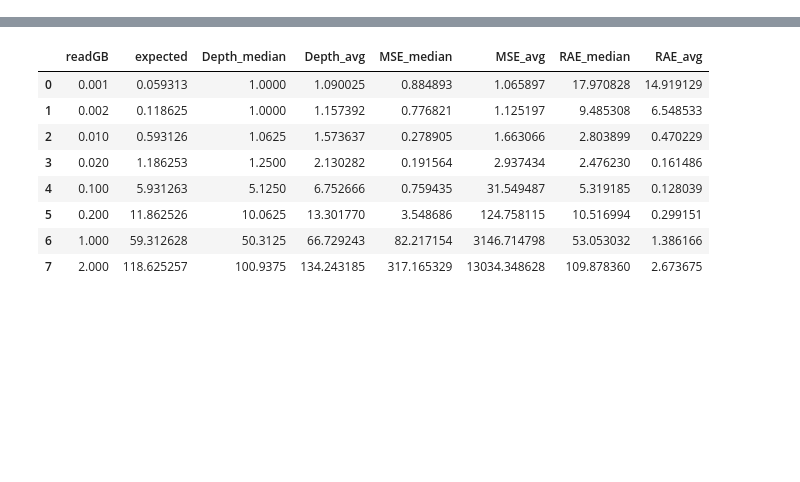
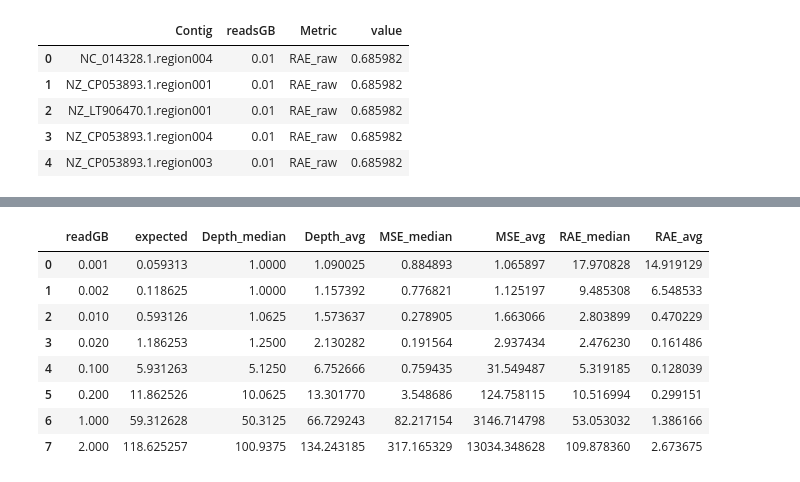
Before and after one commit to HenrikSpiegel/Screener, a Jupyter notebook: notebooks/quantification_summary.ipynb, the cells around one changed output, grey strips where cells are left out. Cells and saved outputs as stored; diff of their text form; code cells hidden in the pictures; blank space fills up the shorter version.

```diff
--- a/notebooks/Untitled.ipynb
+++ b/notebooks/quantification_summary.ipynb
@@ -102,0 +91,14 @@ px.line(df_summary, x="readGB",y="RAE_avg", color="Contig")
+# %%
+# Visualisation
+df_summary_long = df_summary.melt(
+    id_vars=["Contig", "readsGB"],
+    value_vars=["RAE_raw", "RAE_int"],
+    var_name="Metric")
+df_summary_long.head(5)
+# %% [output]
+|  | Contig | readsGB | Metric | value |
+| 0 | NC_014328.1.region004 | 0.01 | RAE_raw | 0.685982 |
+| 1 | NZ_CP053893.1.region001 | 0.01 | RAE_raw | 0.685982 |
+| 2 | NZ_LT906470.1.region001 | 0.01 | RAE_raw | 0.685982 |
+| 3 | NZ_CP053893.1.region004 | 0.01 | RAE_raw | 0.685982 |
+| 4 | NZ_CP053893.1.region003 | 0.01 | RAE_raw | 0.685982 |
```
Also changed, not shown: parts of 16 cells of this notebook, 17 other files.
